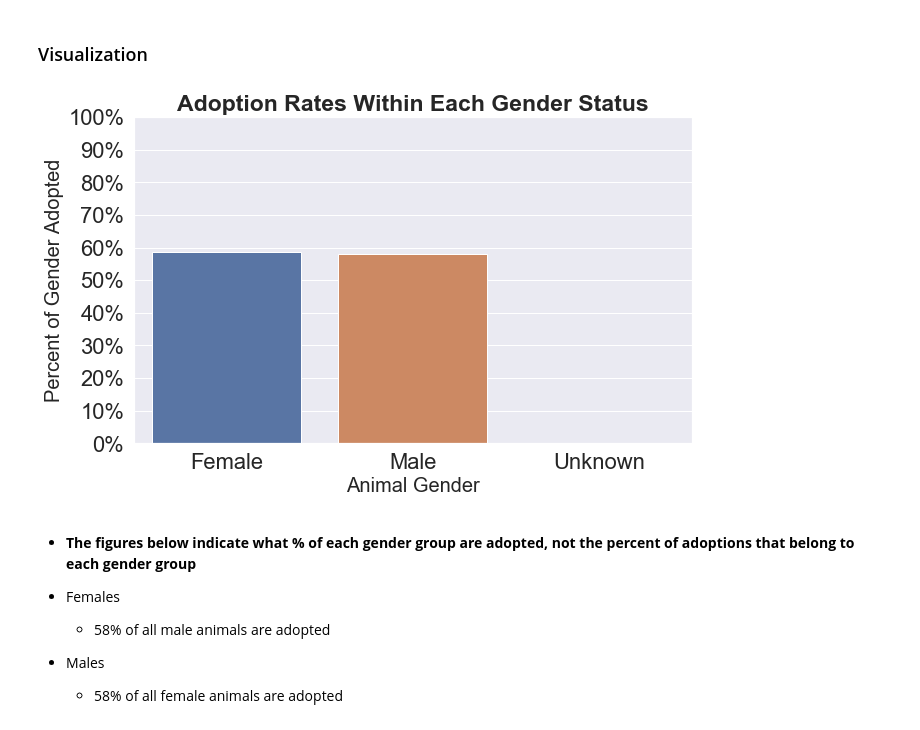
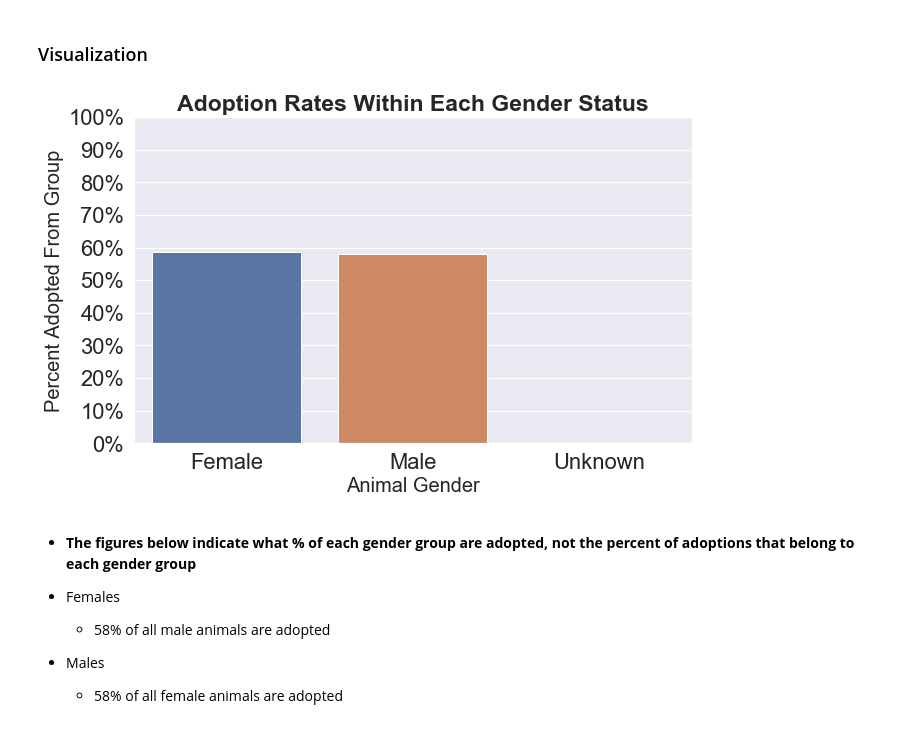
Before and after one commit to SamuelD-Data/aac_outcomes_project, a Jupyter notebook: continued_work/update_notebook.ipynb, the cells around one changed output. Drawn from its saved outputs; the diff is of its cells as text; code cells hidden in the pictures.

```diff
--- a/continued_work/update_notebook.ipynb
+++ b/continued_work/update_notebook.ipynb
@@ -377,18 +377,18 @@ Name: outcome_subtype, dtype: int64
 # %%
 # grouping by gender and aggregating % of adoptions within each gender value
 gender_adopt = train.groupby('gender').mean()[['is_adopted']].sort_values('gender')
 
 # plotting
 plt.figure(figsize=(10, 6))
 sns.barplot(data = gender_adopt, x = gender_adopt.index, y='is_adopted')
 plt.xlabel("Animal Gender", fontsize= 20)
-plt.ylabel("Percent of Gender Adopted", fontsize= 20)
+plt.ylabel("Percent Adopted From Group", fontsize= 20)
 plt.title("Adoption Rates Within Each Gender Status", fontweight='bold', fontsize=23)
 fmt = [f'{i:0.0%}' for i in np.linspace(0, 1, 11)]
 plt.yticks(np.linspace(0, 1, 11), labels=fmt)
 plt.show()
 # %% [output]
-[figure, old version]
+[figure, new version]
 # %% [markdown]
 - __The figures below indicate what % of each gender group are adopted, not the percent of adoptions that belong to each gender group__
 
```
Also changed, not shown: parts of 14 cells of this notebook, 1 other file.
